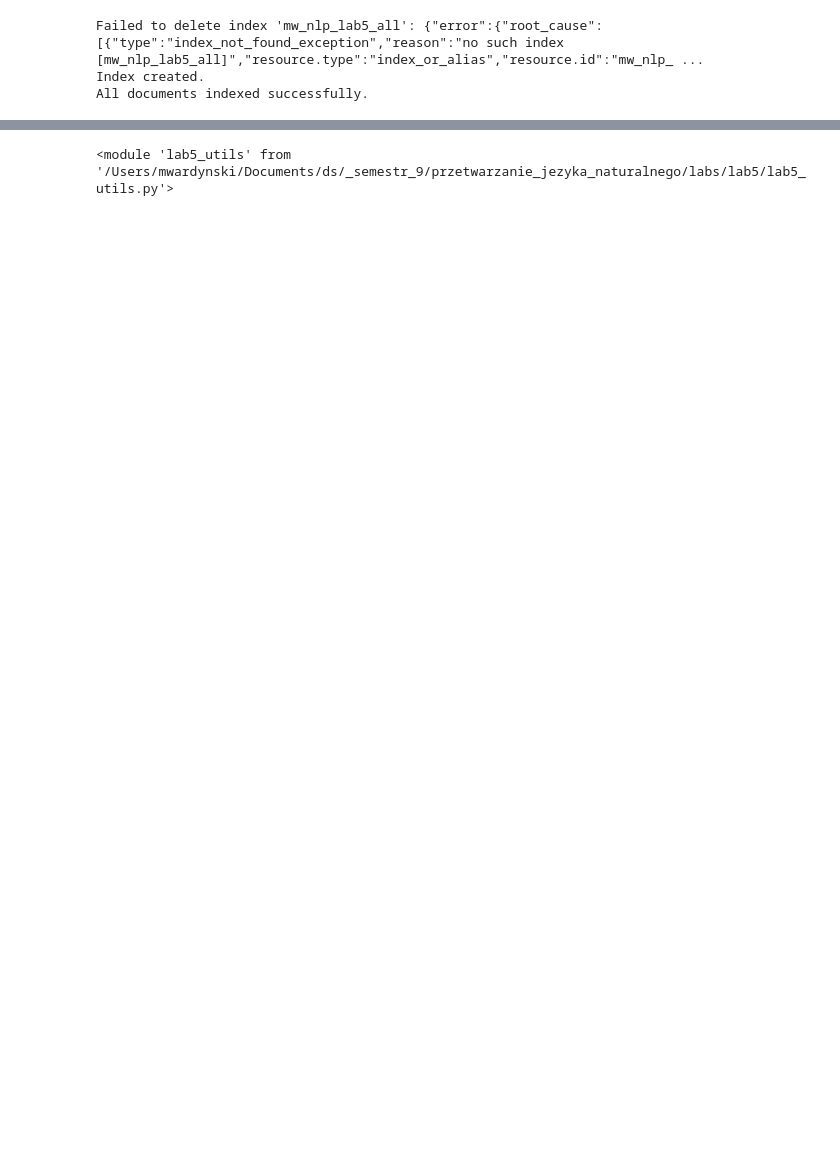
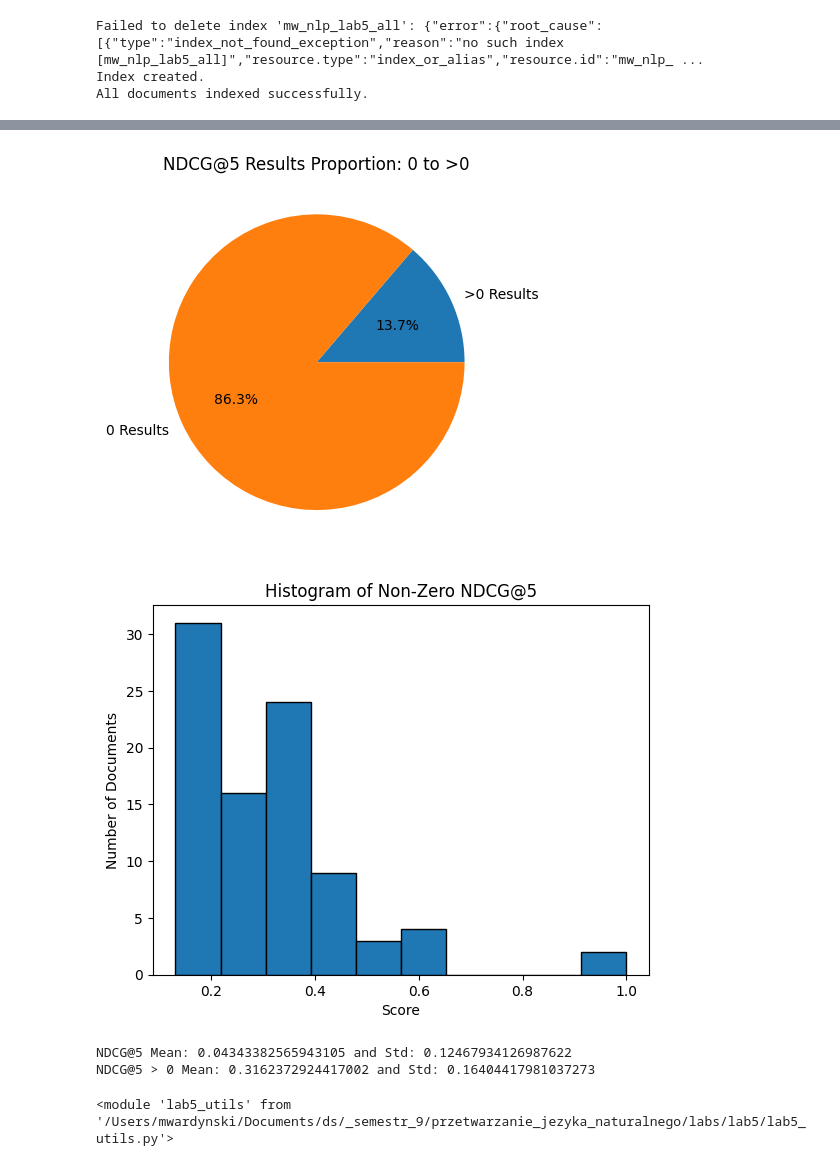
Before and after one commit to mwardynski/nlp, a Jupyter notebook: lab5/lab5.ipynb, the cells around one changed output, grey strips where cells are left out. Saved outputs shown, nothing was run; the diff lists cells and outputs as text; code cells hidden in the pictures; blank space fills up the shorter version.

```diff
--- a/lab5/lab5.ipynb
+++ b/lab5/lab5.ipynb
@@ -316,3 +417,14 @@ utils.calculate_ndcgs(test_queries_dict, test_query_to_corpus_dict, all_index_ur
+# %%
+fts_size = 25
+ndcgs_size = 5
+
+ndcgs_rerank_f1 = utils.calculate_ndcgs(test_queries_dict, test_query_to_corpus_dict, all_index_url, 'text', fts_size, ndcgs_size, rerank)
+present_results(ndcgs_rerank_f1)
+# %% [output]
+[figure, added]
+[figure, added]
+NDCG@5 Mean: 0.04343382565943105 and Std: 0.12467934126987622
+NDCG@5 > 0 Mean: 0.3162372924417002 and Std: 0.16404417981037273
 # %%
 import importlib
 import lab5_utils
```
Also changed, not shown: parts of 18 cells of this notebook, 1 other file.
